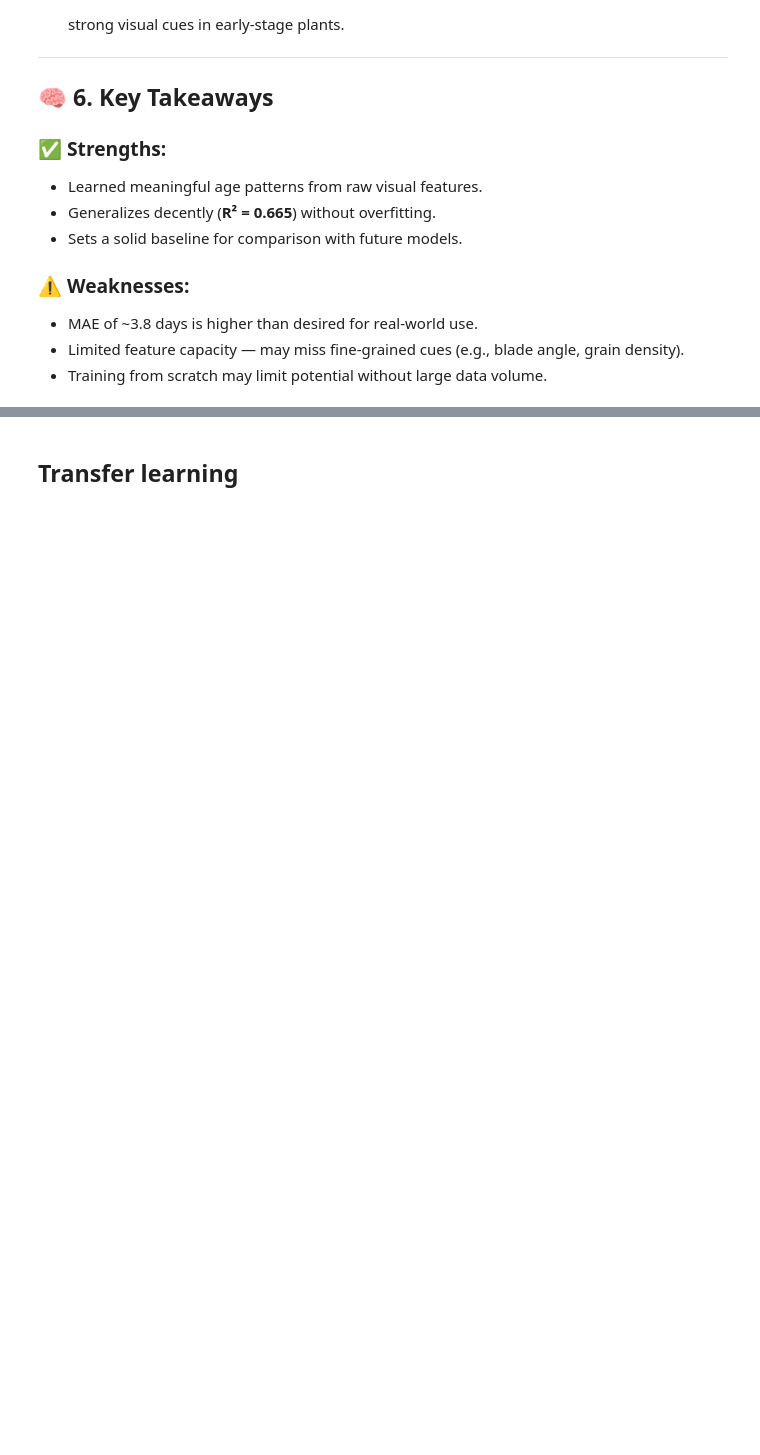
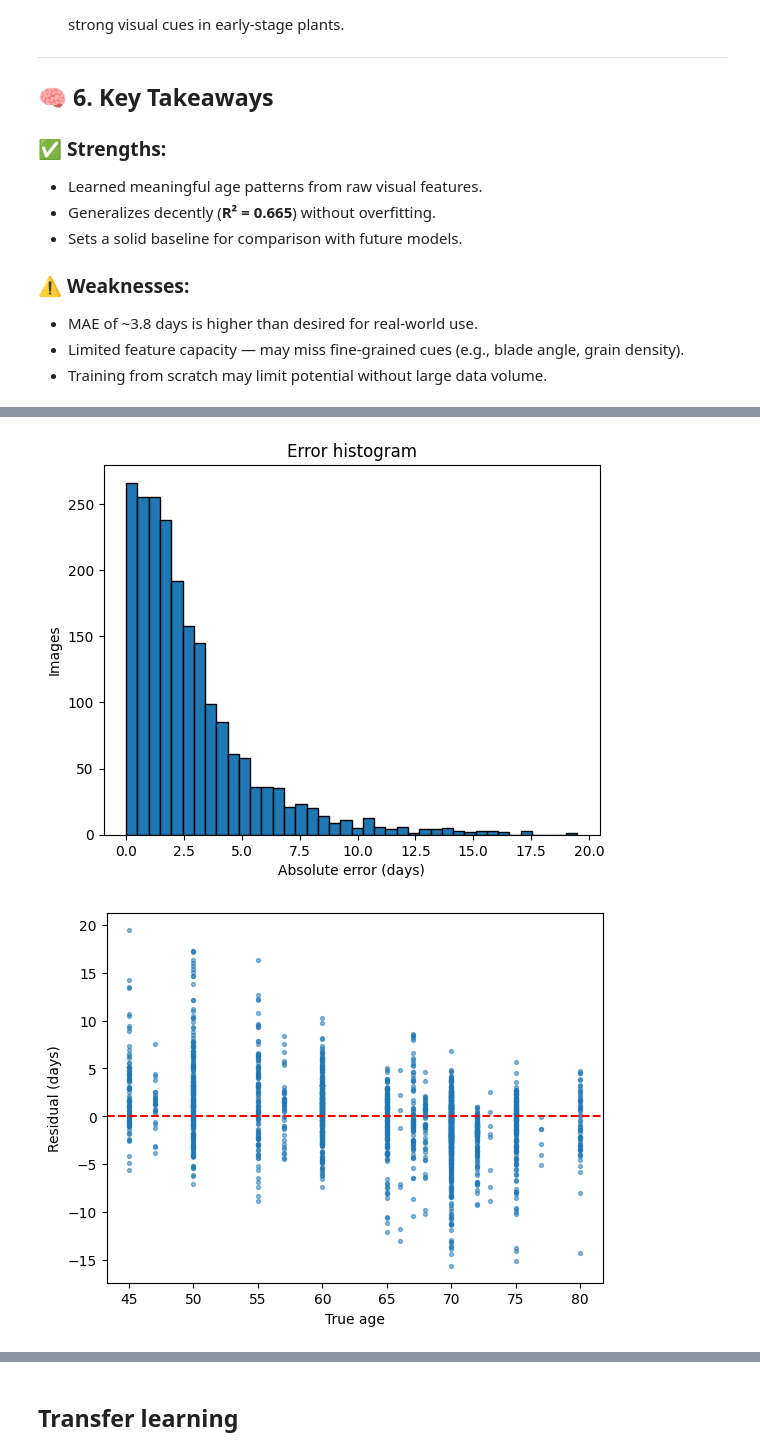
Before and after one commit to hoangyennguyen-work/COSC2753_A2_S3_G7, a Jupyter notebook: sub2.ipynb, the cells around one changed output, grey strips where cells are left out. Cells and saved outputs as stored; diff of their text form; code cells hidden in the pictures; blank space fills up the shorter version.

```diff
--- a/sub2.ipynb
+++ b/sub2.ipynb
@@ -324,0 +777,12 @@ This serves as a **baseline model** to benchmark against more advanced approache
+# %%
+# 1. Error distribution
+plt.hist(np.abs(true_age - pred_age), bins=40, edgecolor='k')
+plt.xlabel("Absolute error (days)"); plt.ylabel("Images"); plt.title("Error histogram"); plt.show()
+
+# 2. Residual vs. age
+plt.scatter(true_age, pred_age-true_age, s=8, alpha=.5)
+plt.axhline(0, ls='--', c='r'); plt.xlabel("True age"); plt.ylabel("Residual (days)")
+plt.show()
+# %% [output]
+[figure, added]
+[figure, added]
```
Also changed, not shown: parts of 25 cells of this notebook, 4 other files.
